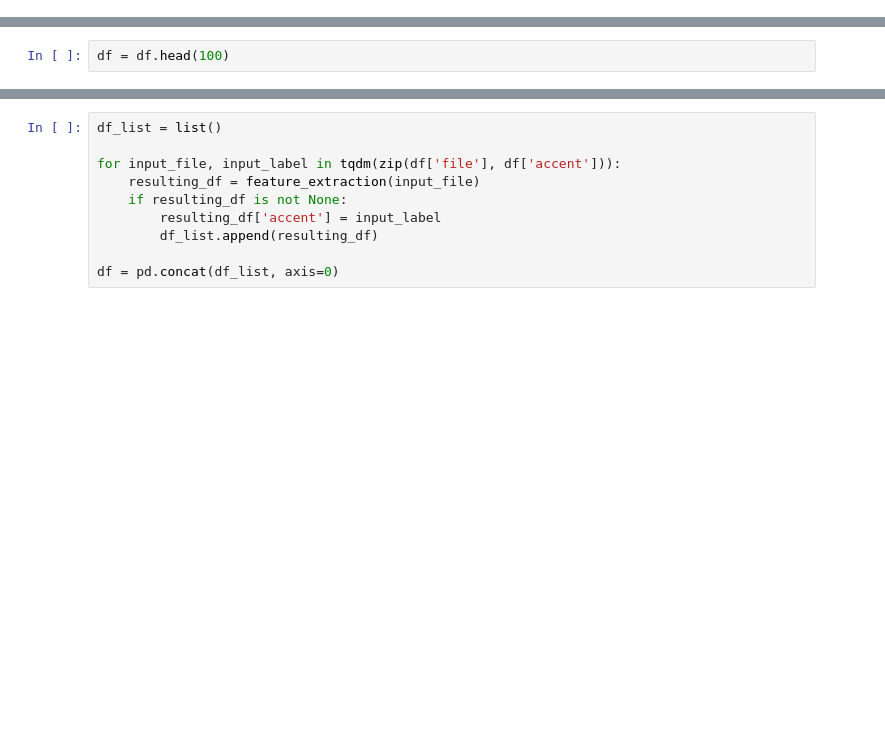
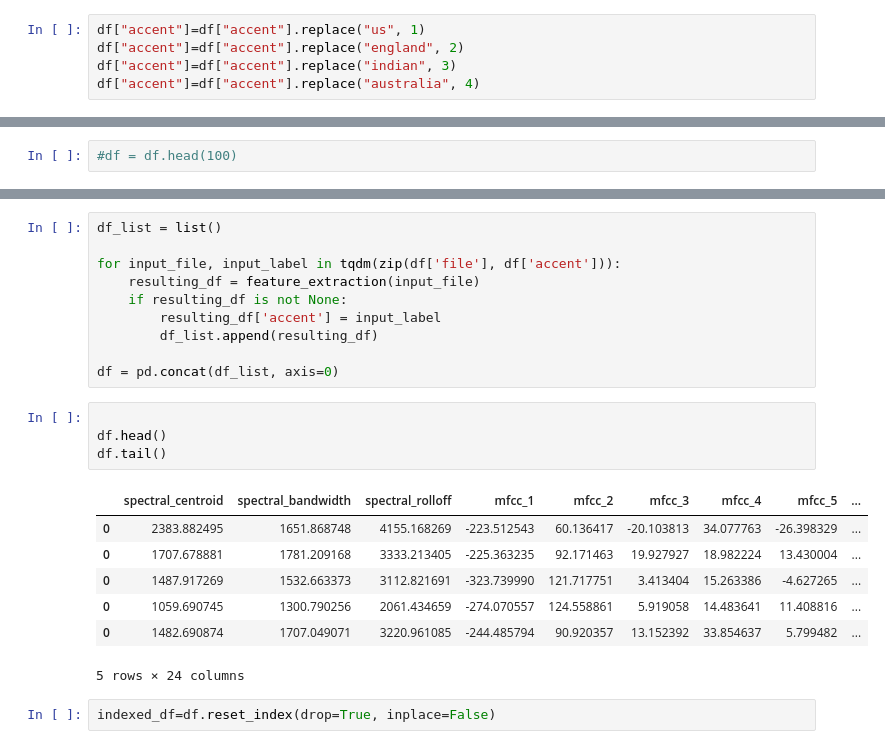
Before and after one commit to CristianPerafan/ArtificialIntelligenceProject, a Jupyter notebook: Delivery2/ExploratoryDataAnalysis2.ipynb, the cells around one changed output, grey strips where cells are left out. Cells and saved outputs as stored; diff of their text form; blank space fills up the shorter version.

```diff
--- a/Delivery2/ExploratoryDataAnalysis2.ipynb
+++ b/Delivery2/ExploratoryDataAnalysis2.ipynb
@@ -267,6 +300,11 @@ plt.show()
 [figure]
 # %% [markdown]
 It's possible to see that the data is now balanced, for that razon we have to use a strategy that allows us to subsample the majority class to have similar number of samples as the minority class.
+# %%
+df["accent"]=df["accent"].replace("us", 1)
+df["accent"]=df["accent"].replace("england", 2)
+df["accent"]=df["accent"].replace("indian", 3)
+df["accent"]=df["accent"].replace("australia", 4)
 # %% [markdown]
 ## Audio Processing
 The transformation of audio data into a format suitable for machine learning models involves extracting relevant features from the audio signals. This process is known as feature extraction and is essential for capturing the characteristics of the audio samples that are relevant to the prediction of accents. In this project, we will use the Librosa library to extract features from the audio files, which will be used as input to the machine learning models.
@@ -298,7 +336,7 @@ def feature_extraction(file):
 
     return pd.DataFrame([features])
 # %%
-df = df.head(100)
+#df = df.head(100)
 # %%
 df.shape
 # %% [output]
@@ -313,3 +356,17 @@ for input_file, input_label in tqdm(zip(df['file'], df['accent'])):
         df_list.append(resulting_df)
 
 df = pd.concat(df_list, axis=0)
+# %%
+
+df.head()
+df.tail()
+# %% [output]
+|  | spectral_centroid | spectral_bandwidth | spectral_rolloff | mfcc_1 | mfcc_2 | mfcc_3 | mfcc_4 | mfcc_5 | ... |
+| 0 | 2383.882495 | 1651.868748 | 4155.168269 | -223.512543 | 60.136417 | -20.103813 | 34.077763 | -26.398329 | ... |
+| 0 | 1707.678881 | 1781.209168 | 3333.213405 | -225.363235 | 92.171463 | 19.927927 | 18.982224 | 13.430004 | ... |
+| 0 | 1487.917269 | 1532.663373 | 3112.821691 | -323.739990 | 121.717751 | 3.413404 | 15.263386 | -4.627265 | ... |
+| 0 | 1059.690745 | 1300.790256 | 2061.434659 | -274.070557 | 124.558861 | 5.919058 | 14.483641 | 11.408816 | ... |
+| 0 | 1482.690874 | 1707.049071 | 3220.961085 | -244.485794 | 90.920357 | 13.152392 | 33.854637 | 5.799482 | ... |
+5 rows × 24 columns
+# %%
+indexed_df=df.reset_index(drop=True, inplace=False)
```
Also changed, not shown: parts of 13 cells of this notebook.
